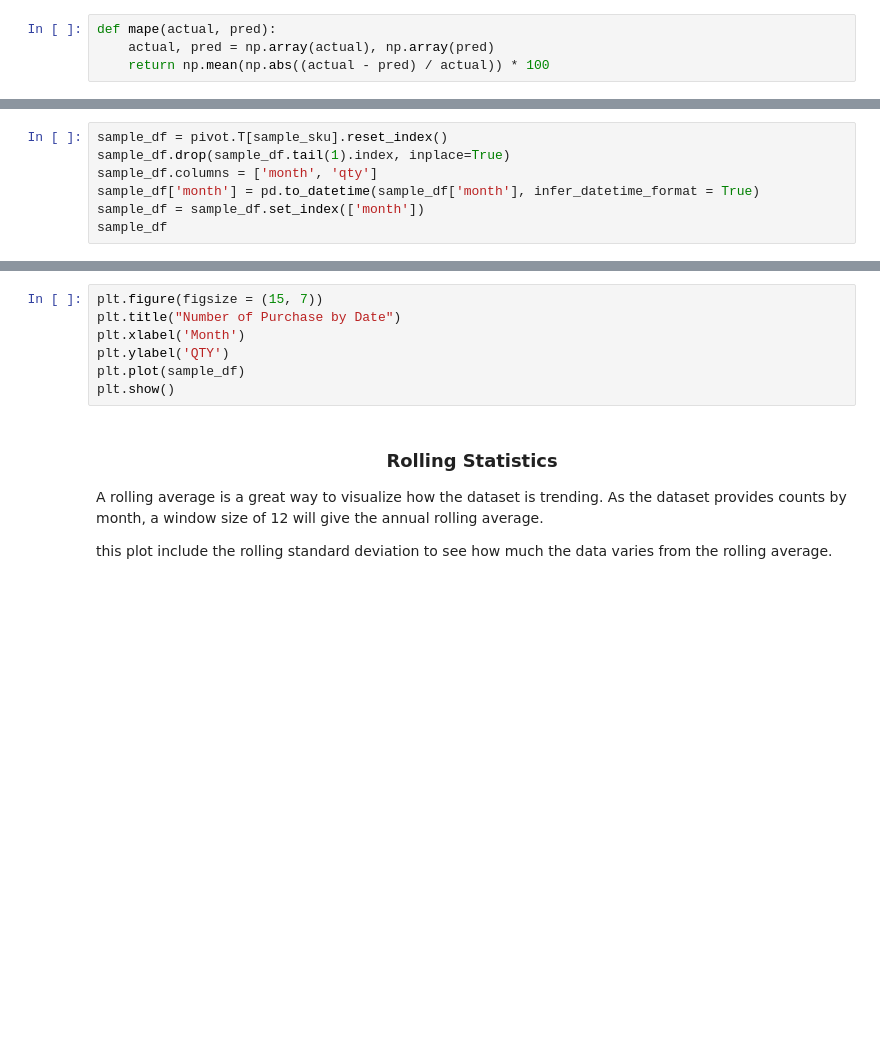
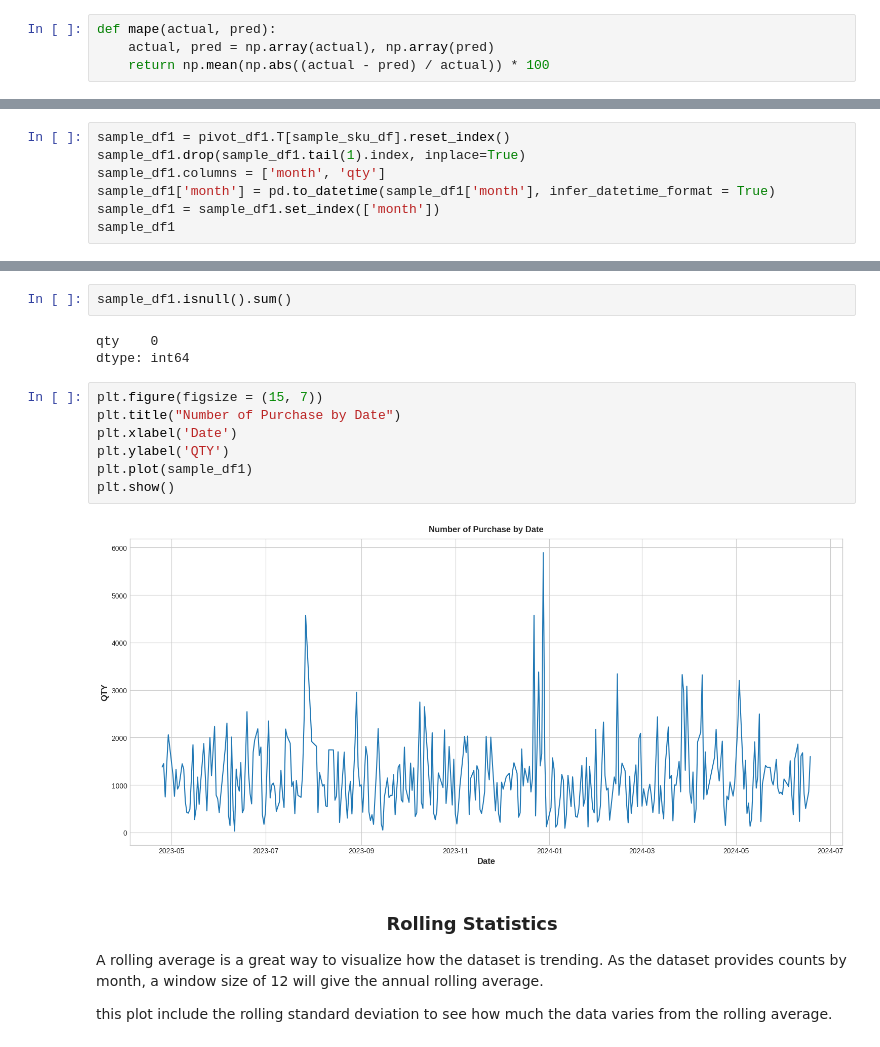
Before and after one commit to thirayume/POPrediction, a Jupyter notebook: Muangtai_PO_Prediction_Days.ipynb, the cells around one changed output, grey strips where cells are left out. Cells and saved outputs as stored; diff of their text form; blank space fills up the shorter version.

```diff
--- a/Muangtai_PO_Prediction_Days.ipynb
+++ b/Muangtai_PO_Prediction_Days.ipynb
@@ -230,7 +426,7 @@ sample_sku
 # %%
-sample_df = pivot.T[sample_sku].reset_index()
-sample_df.drop(sample_df.tail(1).index, inplace=True)
-sample_df.columns = ['month', 'qty']
-sample_df['month'] = pd.to_datetime(sample_df['month'], infer_datetime_format = True)
-sample_df = sample_df.set_index(['month'])
-sample_df
+sample_df1 = pivot_df1.T[sample_sku_df].reset_index()
+sample_df1.drop(sample_df1.tail(1).index, inplace=True)
+sample_df1.columns = ['month', 'qty']
+sample_df1['month'] = pd.to_datetime(sample_df1['month'], infer_datetime_format = True)
+sample_df1 = sample_df1.set_index(['month'])
+sample_df1
@@ -239,10 +459,17 @@ sample_df.info()
+# %%
+sample_df1.isnull().sum()
+# %% [output]
+qty    0
+dtype: int64
 # %%
 plt.figure(figsize = (15, 7))
 plt.title("Number of Purchase by Date")
-plt.xlabel('Month')
+plt.xlabel('Date')
 plt.ylabel('QTY')
-plt.plot(sample_df)
+plt.plot(sample_df1)
 plt.show()
+# %% [output]
+[figure, added]
 # %% [markdown]
 ### <center> Rolling Statistics
 
```
Also changed, not shown: parts of 88 cells of this notebook.
